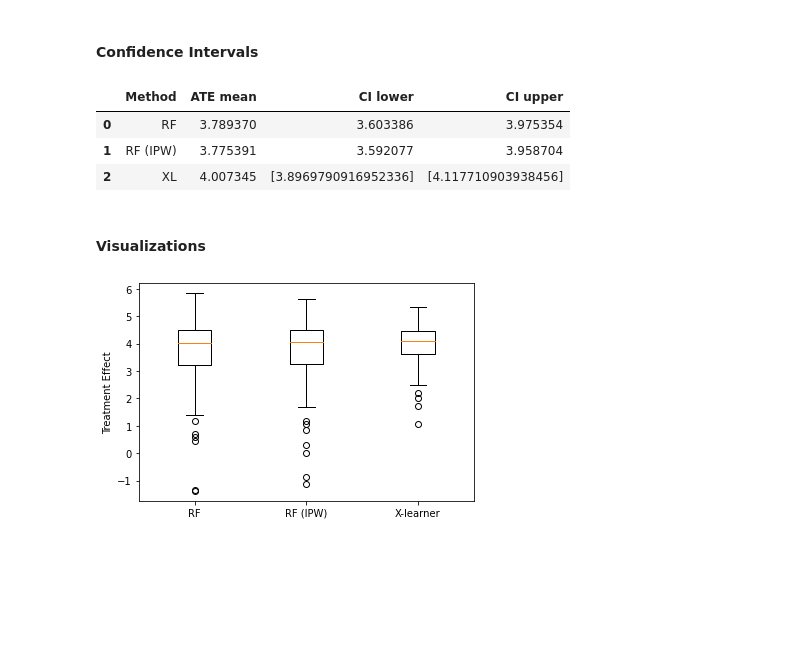
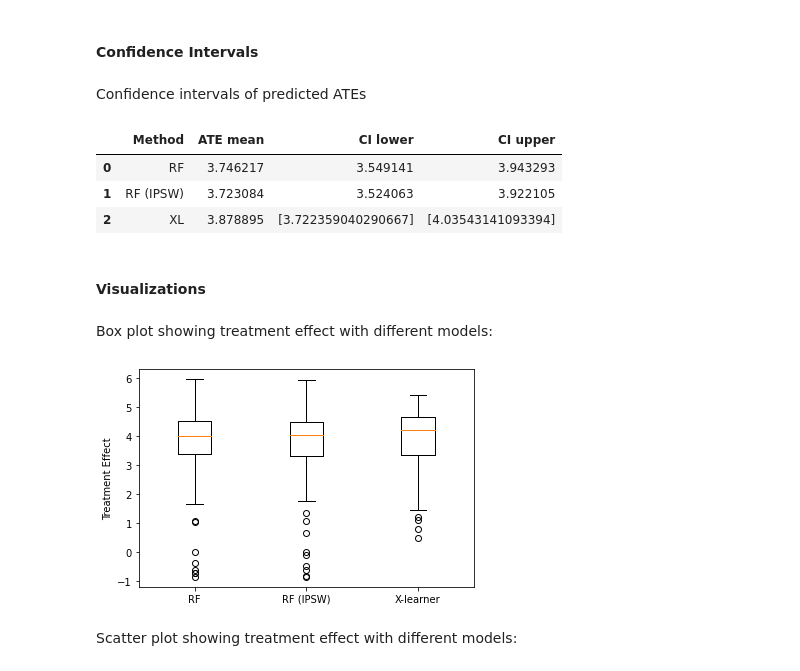
Before and after one commit to srigouri/CE888-CausalInference-Assignment2, a Jupyter notebook: IHDP_Causal.ipynb, the cells around one changed output. Saved outputs shown, nothing was run; the diff lists cells and outputs as text; code cells hidden in the pictures; blank space fills up the shorter version.

```diff
--- a/IHDP_Causal.ipynb
+++ b/IHDP_Causal.ipynb
@@ -257,5 +265,7 @@ df
 # %% [markdown]
 #### Confidence Intervals
+# %% [markdown]
+Confidence intervals of predicted ATEs
 # %%
 rf_ate_bounds = mean_ci(rf_te_test)
 rf_ipsw_ate_bounds = mean_ci(rf_ipsw_te_test)
@@ -264,7 +274,7 @@ xl_ate_bounds = mean_ci(xl_te_test)
 
 results = []
 results.append(['RF', rf_ate_bounds[0], rf_ate_bounds[1], rf_ate_bounds[2]])
-results.append(['RF (IPW)', rf_ipsw_ate_bounds[0], rf_ipsw_ate_bounds[1], rf_ipsw_ate_bounds[2]])
+results.append(['RF (IPSW)', rf_ipsw_ate_bounds[0], rf_ipsw_ate_bounds[1], rf_ipsw_ate_bounds[2]])
 results.append(['XL', xl_ate_bounds[0], xl_ate_bounds[1], xl_ate_bounds[2]])
 
 cols = ['Method', 'ATE mean', 'CI lower', 'CI upper']
@@ -273,19 +283,23 @@ df2 = pd.DataFrame(results, columns=cols)
 df2
 # %% [output]
 |  | Method | ATE mean | CI lower | CI upper |
-| 0 | RF | 3.789370 | 3.603386 | 3.975354 |
-| 1 | RF (IPW) | 3.775391 | 3.592077 | 3.958704 |
-| 2 | XL | 4.007345 | [3.8969790916952336] | [4.117710903938456] |
+| 0 | RF | 3.746217 | 3.549141 | 3.943293 |
+| 1 | RF (IPSW) | 3.723084 | 3.524063 | 3.922105 |
+| 2 | XL | 3.878895 | [3.722359040290667] | [4.03543141093394] |
 # %% [markdown]
 #### Visualizations
+# %% [markdown]
+Box plot showing treatment effect with different models:
 # %%
 plt.figure()
-plt.boxplot([rf_te_test, rf_ipsw_te_test, xl_te_test.flatten()], labels=['RF', 'RF (IPW)', 'X-learner'])
+plt.boxplot([rf_te_test, rf_ipsw_te_test, xl_te_test.flatten()], labels=['RF', 'RF (IPSW)', 'X-learner'])
 plt.ylabel('Treatment Effect')
 
 plt.show()
 # %% [output]
-[figure, old version]
+[figure, new version]
+# %% [markdown]
+Scatter plot showing treatment effect with different models:
 # %%
 plt.figure(figsize=(12, 10))
 m_size = 10
```
Also changed, not shown: parts of 23 cells of this notebook.
